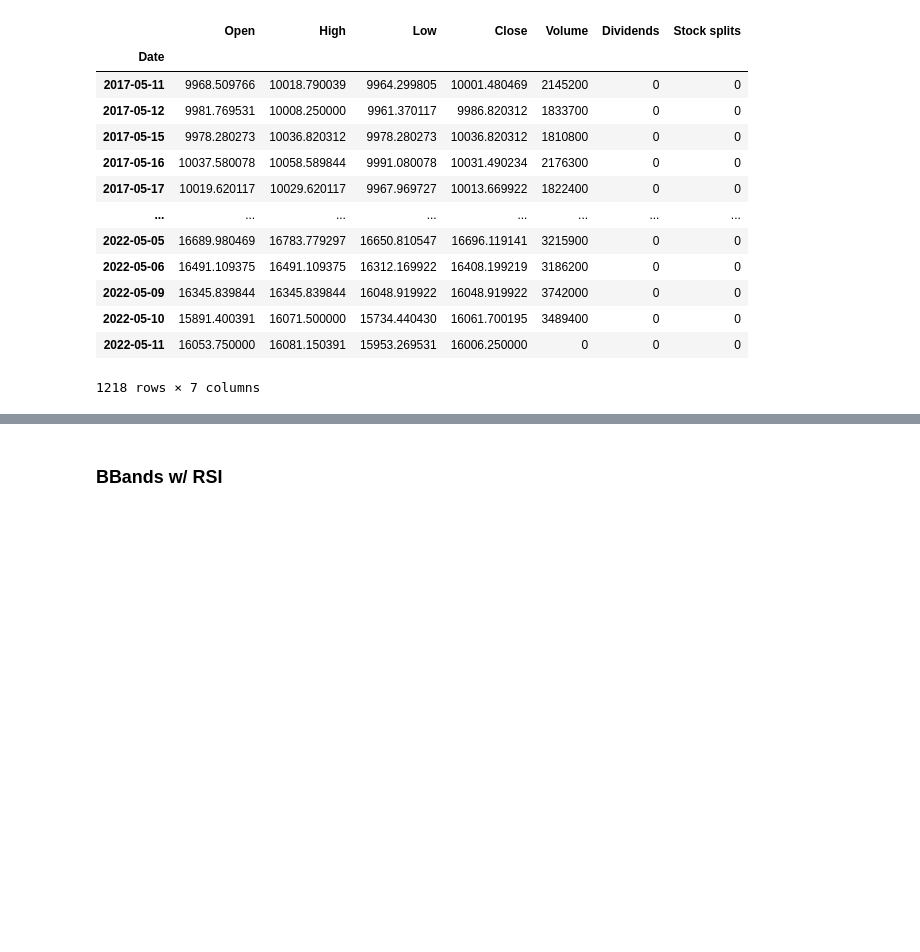
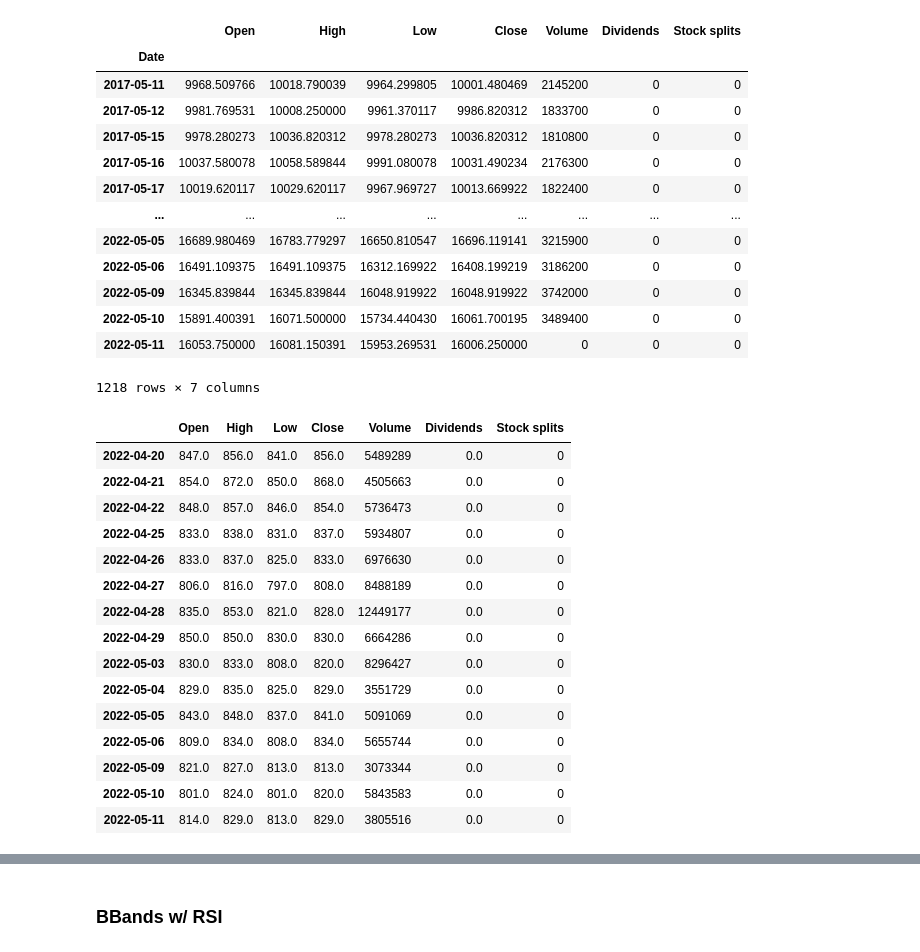
Before and after one commit to dclay0324/Strategy, a Jupyter notebook: strategy.ipynb, the cells around one changed output, grey strips where cells are left out. Saved outputs shown, nothing was run; the diff lists cells and outputs as text; code cells hidden in the pictures; blank space fills up the shorter version.

```diff
--- a/strategy.ipynb
+++ b/strategy.ipynb
@@ -54,3 +54,24 @@ tw_df
 | 2022-05-10 | 15891.400391 | 16071.500000 | 15734.440430 | 16061.700195 | 3489400 | 0 | 0 |
 | 2022-05-11 | 16053.750000 | 16081.150391 | 15953.269531 | 16006.250000 | 0 | 0 | 0 |
 1218 rows × 7 columns
+# %%
+test_df = _df.tail(15).copy()
+
+test_df
+# %% [output]
+|  | Open | High | Low | Close | Volume | Dividends | Stock splits |
+| 2022-04-20 | 847.0 | 856.0 | 841.0 | 856.0 | 5489289 | 0.0 | 0 |
+| 2022-04-21 | 854.0 | 872.0 | 850.0 | 868.0 | 4505663 | 0.0 | 0 |
+| 2022-04-22 | 848.0 | 857.0 | 846.0 | 854.0 | 5736473 | 0.0 | 0 |
+| 2022-04-25 | 833.0 | 838.0 | 831.0 | 837.0 | 5934807 | 0.0 | 0 |
+| 2022-04-26 | 833.0 | 837.0 | 825.0 | 833.0 | 6976630 | 0.0 | 0 |
+| 2022-04-27 | 806.0 | 816.0 | 797.0 | 808.0 | 8488189 | 0.0 | 0 |
+| 2022-04-28 | 835.0 | 853.0 | 821.0 | 828.0 | 12449177 | 0.0 | 0 |
+| 2022-04-29 | 850.0 | 850.0 | 830.0 | 830.0 | 6664286 | 0.0 | 0 |
+| 2022-05-03 | 830.0 | 833.0 | 808.0 | 820.0 | 8296427 | 0.0 | 0 |
+| 2022-05-04 | 829.0 | 835.0 | 825.0 | 829.0 | 3551729 | 0.0 | 0 |
+| 2022-05-05 | 843.0 | 848.0 | 837.0 | 841.0 | 5091069 | 0.0 | 0 |
+| 2022-05-06 | 809.0 | 834.0 | 808.0 | 834.0 | 5655744 | 0.0 | 0 |
+| 2022-05-09 | 821.0 | 827.0 | 813.0 | 813.0 | 3073344 | 0.0 | 0 |
+| 2022-05-10 | 801.0 | 824.0 | 801.0 | 820.0 | 5843583 | 0.0 | 0 |
+| 2022-05-11 | 814.0 | 829.0 | 813.0 | 829.0 | 3805516 | 0.0 | 0 |
```
Also changed, not shown: parts of 9 cells of this notebook.
